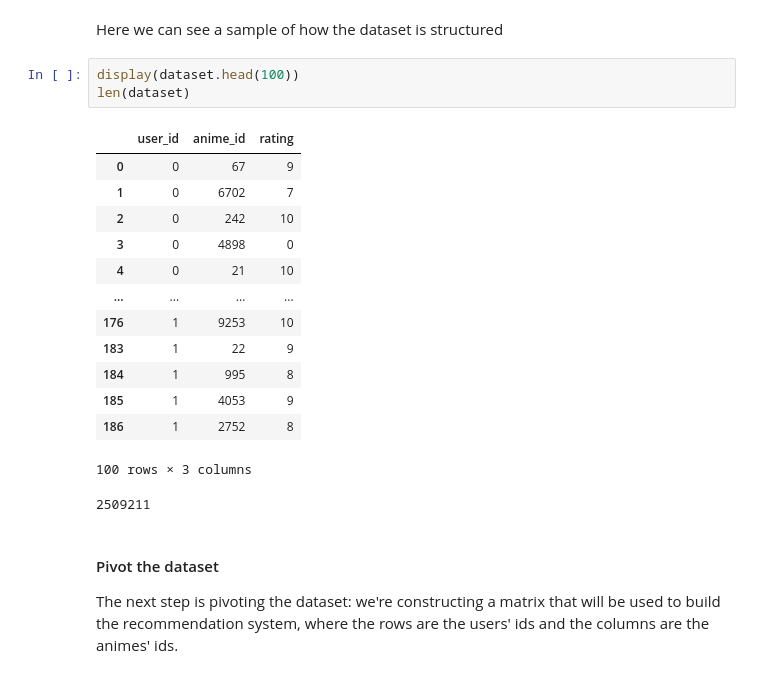
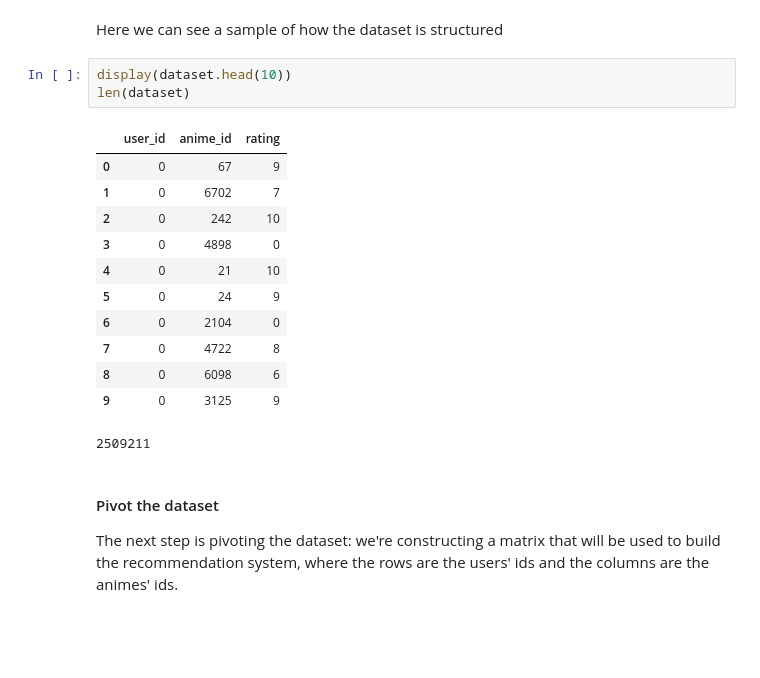
Before and after one commit to Tonin386/julius, a Jupyter notebook: Playlist automation.ipynb, the cells around one changed output. Cells and saved outputs as stored; diff of their text form; blank space fills up the shorter version.

```diff
--- a/Playlist automation.ipynb
+++ b/Playlist automation.ipynb
@@ -45,23 +46,21 @@ dataset = dataset.drop("watching_status", axis=1)
 # %% [markdown]
 Here we can see a sample of how the dataset is structured
 # %%
-display(dataset.head(100))
+display(dataset.head(10))
 len(dataset)
 # %% [output]
 |  | user_id | anime_id | rating |
 | 0 | 0 | 67 | 9 |
 | 1 | 0 | 6702 | 7 |
 | 2 | 0 | 242 | 10 |
 | 3 | 0 | 4898 | 0 |
 | 4 | 0 | 21 | 10 |
-| ... | ... | ... | ... |
-| 176 | 1 | 9253 | 10 |
-| 183 | 1 | 22 | 9 |
-| 184 | 1 | 995 | 8 |
-| 185 | 1 | 4053 | 9 |
-| 186 | 1 | 2752 | 8 |
+| 5 | 0 | 24 | 9 |
+| 6 | 0 | 2104 | 0 |
+| 7 | 0 | 4722 | 8 |
+| 8 | 0 | 6098 | 6 |
+| 9 | 0 | 3125 | 9 |
-100 rows × 3 columns
+2509211
-2509211
 # %% [markdown]
 #### Pivot the dataset
 The next step is pivoting the dataset: we're constructing a matrix that will be used to build the recommendation system, where the rows are the users' ids and the columns are the animes' ids.
```
Also changed, not shown: parts of 10 cells of this notebook.
